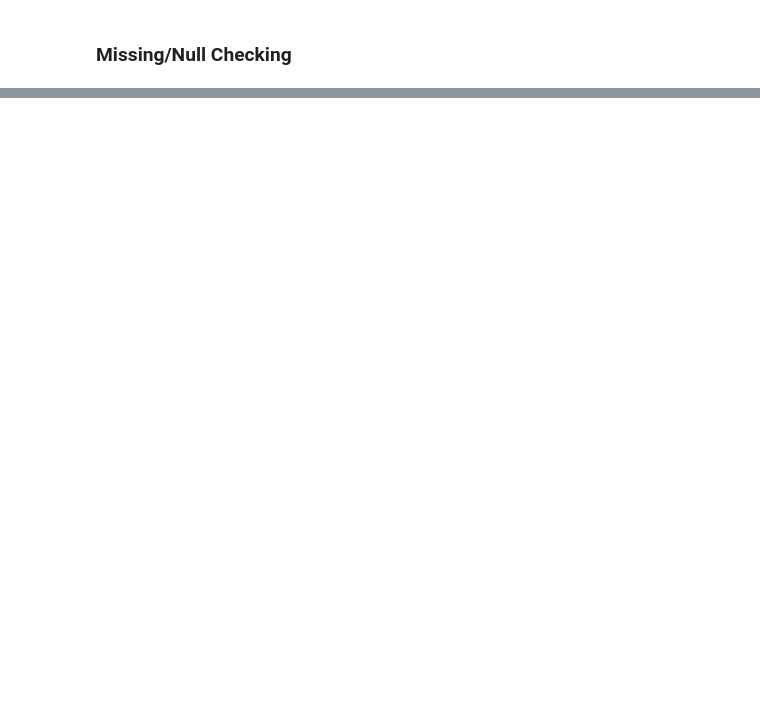
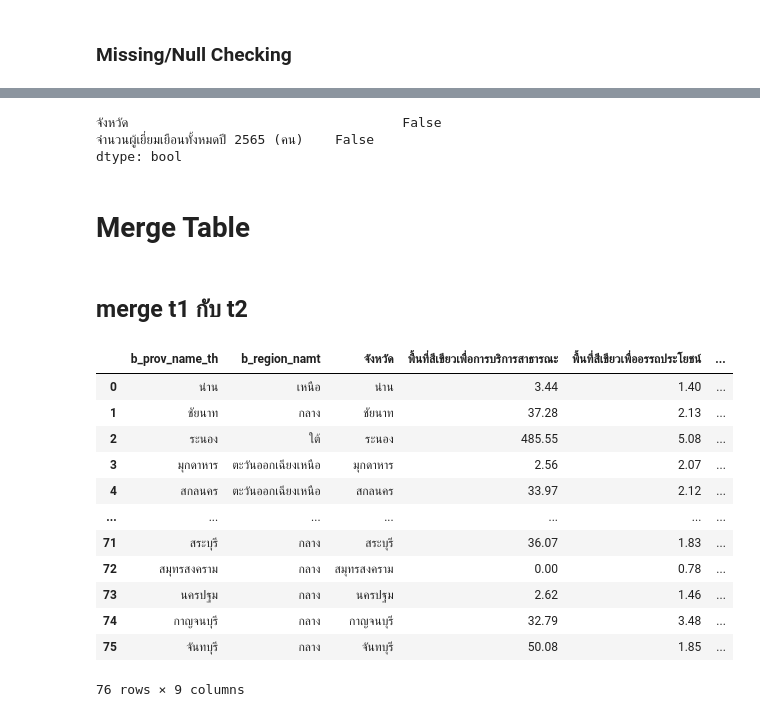
Before and after one commit to Ninkrn/BasicProg_Dataviz65, a Jupyter notebook: Project_Final.ipynb, the cells around one changed output, grey strips where cells are left out. Cells and saved outputs as stored; diff of their text form; code cells hidden in the pictures; blank space fills up the shorter version.

```diff
--- a/Project_Final.ipynb
+++ b/Project_Final.ipynb
@@ -744,0 +272,6 @@ table_merge2.to_csv('DataProject_clean.csv', index=False)
+# %%
+t4.isnull().any()
+# %% [output]
+จังหวัด                                   False
+จำนวนผู้เยี่ยมเยือนทั้งหมดปี 2565 (คน)    False
+dtype: bool
@@ -744,0 +281,21 @@ table_merge2.to_csv('DataProject_clean.csv', index=False)
+# %% [markdown]
+# Merge Table
+# %% [markdown]
+## merge t1 กับ t2
+# %%
+table12 = t2.merge(t1,left_on='b_prov_name_th',right_on='จังหวัด')
+table12
+# %% [output]
+|  | b_prov_name_th | b_region_namt | จังหวัด | พื้นที่สีเขียวเพื่อการบริการสาธารณะ | พื้นที่สีเขียวเพื่ออรรถประโยชน์ | ... |
+| 0 | น่าน | เหนือ | น่าน | 3.44 | 1.40 | ... |
+| 1 | ชัยนาท | กลาง | ชัยนาท | 37.28 | 2.13 | ... |
+| 2 | ระนอง | ใต้ | ระนอง | 485.55 | 5.08 | ... |
+| 3 | มุกดาหาร | ตะวันออกเฉียงเหนือ | มุกดาหาร | 2.56 | 2.07 | ... |
+| 4 | สกลนคร | ตะวันออกเฉียงเหนือ | สกลนคร | 33.97 | 2.12 | ... |
+| ... | ... | ... | ... | ... | ... | ... |
+| 71 | สระบุรี | กลาง | สระบุรี | 36.07 | 1.83 | ... |
+| 72 | สมุทรสงคราม | กลาง | สมุทรสงคราม | 0.00 | 0.78 | ... |
+| 73 | นครปฐม | กลาง | นครปฐม | 2.62 | 1.46 | ... |
+| 74 | กาญจนบุรี | กลาง | กาญจนบุรี | 32.79 | 3.48 | ... |
+| 75 | จันทบุรี | กลาง | จันทบุรี | 50.08 | 1.85 | ... |
+76 rows × 9 columns
```
Also changed, not shown: parts of 113 cells of this notebook.
